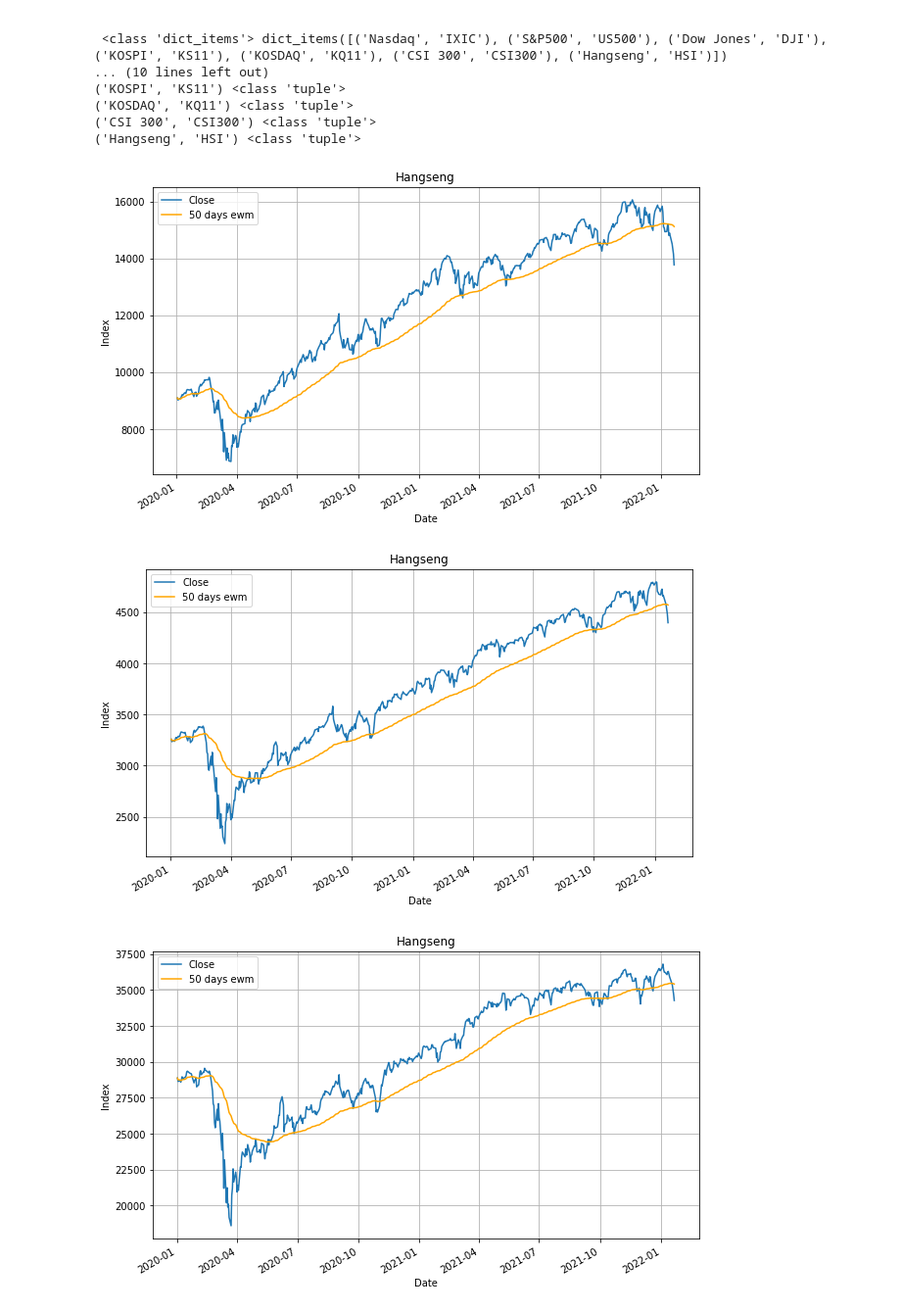
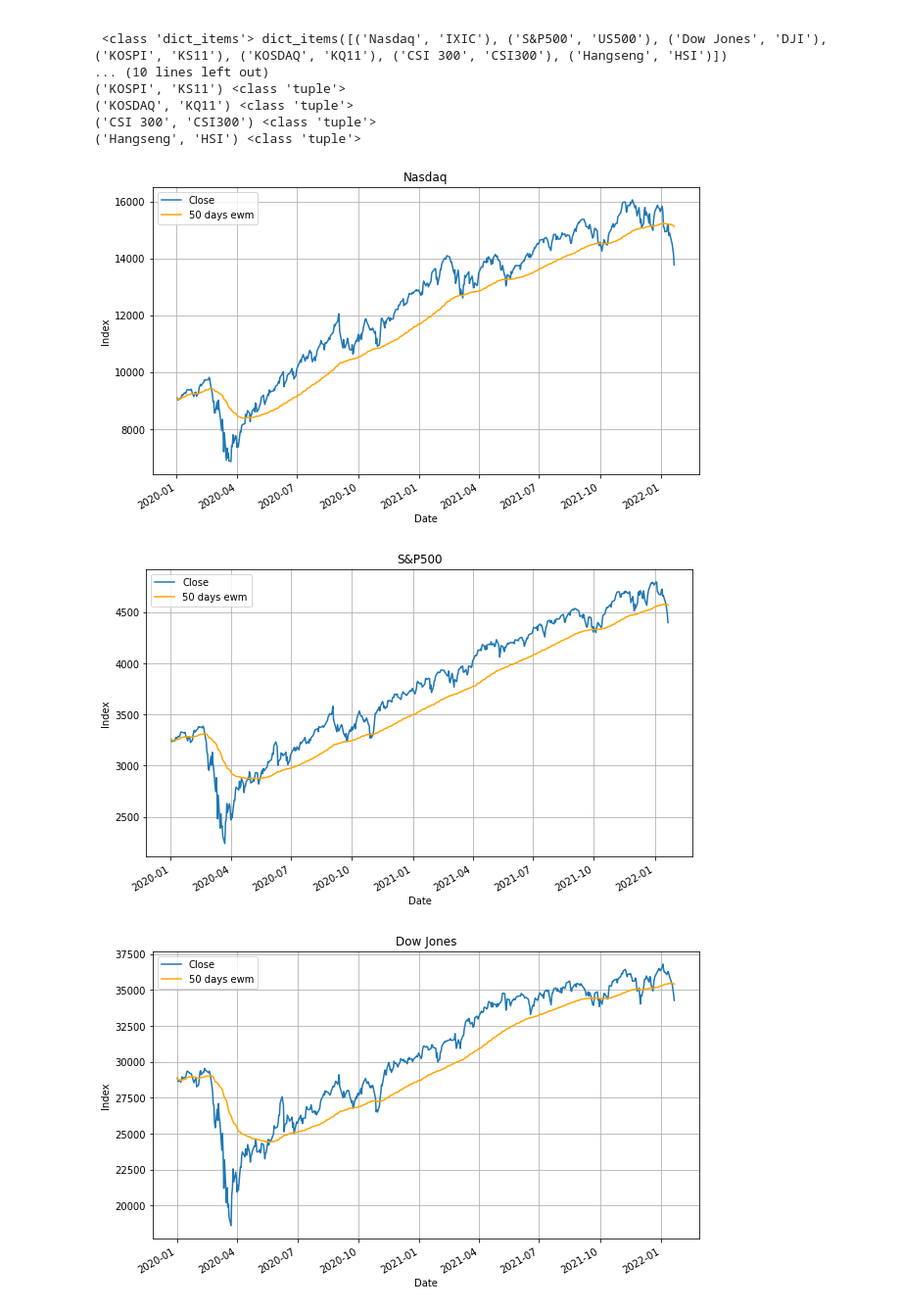
Before and after one commit to kimdesok/FinanceDataReader, a Jupyter notebook: MarketIndexTrends.ipynb, the cells around one changed output. Shown at 98% size. Saved outputs shown, nothing was run; the diff lists cells and outputs as text; code cells hidden in the pictures.

```diff
--- a/MarketIndexTrends.ipynb
+++ b/MarketIndexTrends.ipynb
@@ -43,22 +43,22 @@ Hangseng <class 'str'>
 # %%
 import matplotlib.pyplot as plt
 
 market_list = {'Nasdaq':'IXIC','S&P500':'US500', 'Dow Jones':'DJI', 'KOSPI':'KS11', 'KOSDAQ':'KQ11', 'CSI 300': 'CSI300', 'Hangseng':'HSI'	}
 
 for name, code in market_list.items() :
   df = fdr.DataReader(code, start='2020', data_source='fred')
   #df.info()
 
   plt.figure(figsize=(10, 6))
   h0 = df['Close'].plot()
   Roll_Exponentional_Mean = df['Close'].ewm(50, min_periods=1).mean()
   h1 = Roll_Exponentional_Mean.plot(color='orange', label='50 days ewm')
   plt.ylabel('Index')
-  plt.title(index)
+  plt.title(name)
   plt.legend()
   plt.grid(True)
   plt.show()
 # %% [output]
-[figure, old version]
+[figure, new version]
-[figure, old version]
+[figure, new version]
 [figure]
```
Also changed, not shown: parts of 2 cells of this notebook.
